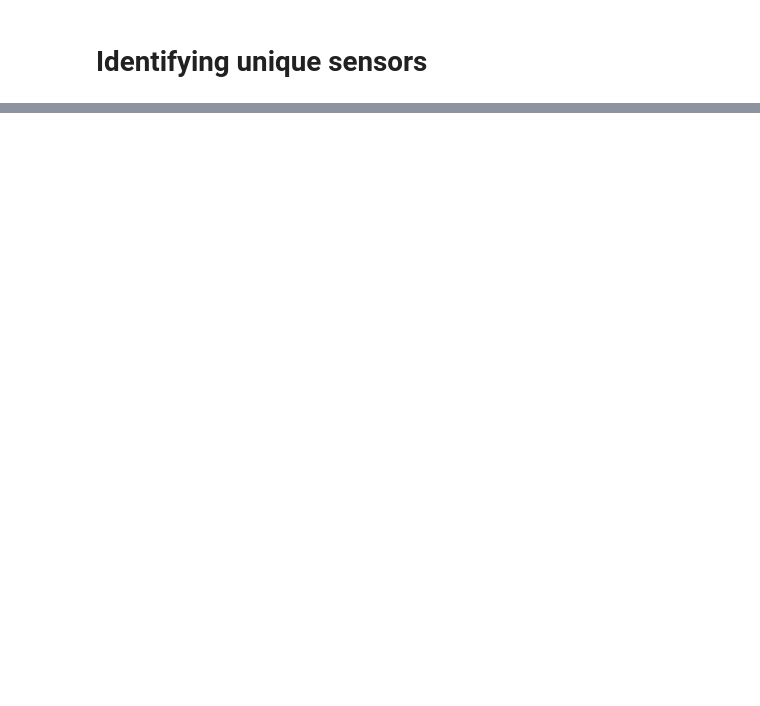
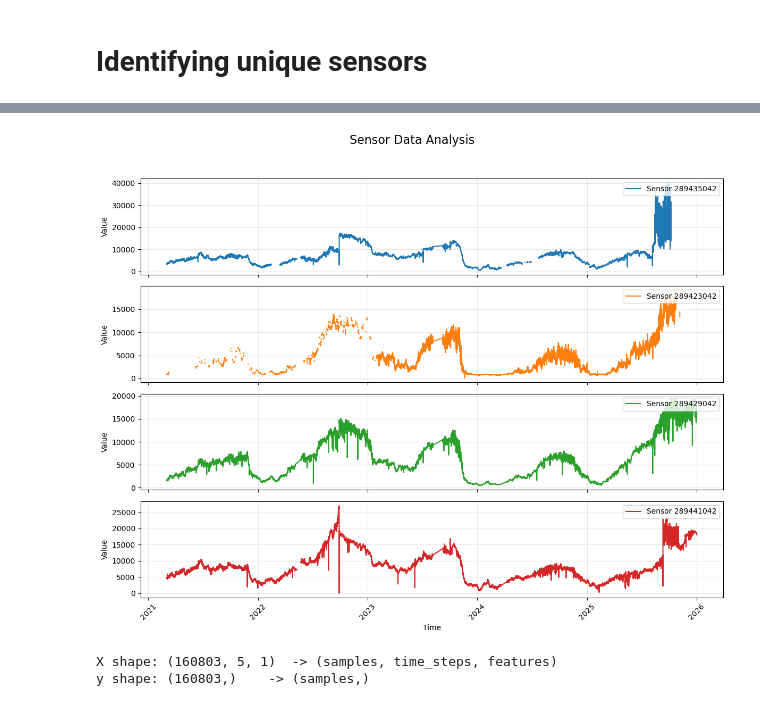
Before and after one commit to ShehabEldeenAyman/Gent-Terneuzen-canal, a Jupyter notebook: time series analysis/timeseriesanalysis-deeplearning.ipynb, the cells around one changed output, grey strips where cells are left out. Saved outputs shown, nothing was run; the diff lists cells and outputs as text; code cells hidden in the pictures; blank space fills up the shorter version.

```diff
--- a/time series analysis/timeseriesanalysis-deeplearning.ipynb
+++ b/time series analysis/timeseriesanalysis-deeplearning.ipynb
@@ -135,0 +142,30 @@ time
+# %%
+# 1. Create a figure and a grid of 4 subplots (one for each sensor)
+# sharex=True means zooming in on one x-axis zooms all of them
+fig, axes = plt.subplots(nrows=4, ncols=1, figsize=(12, 10), sharex=True)
+
+sensors = ['289435042', '289423042', '289429042', '289441042']
+colors = ['#1f77b4', '#ff7f0e', '#2ca02c', '#d62728']
+
+# 2. Iterate through sensors and plot on individual axes
+for i, sensor in enumerate(sensors):
+    ax = axes[i]
+
+    # We use .index for time because it's your DataFrame index
+    # Matplotlib handles NaNs by leaving gaps automatically
+    ax.plot(final_df.index, final_df[sensor], label=f"Sensor {sensor}", color=colors[i])
+
+    ax.set_ylabel("Value")
+    ax.legend(loc='upper right')
+    ax.grid(True, alpha=0.3)
+
+# 3. Final formatting
+plt.suptitle("Sensor Data Analysis", fontsize=16)
+plt.xlabel("Time")
+plt.xticks(rotation=45)
+plt.tight_layout(rect=[0, 0.03, 1, 0.95]) # Adjust layout to make room for title
+
+# 4. Show the plot
+plt.show()
+# %% [output]
+[figure, added]
@@ -136 +184,28 @@ time
+# %%
+def create_sequences(dataset, time_steps=5):
+    X, y = [], []
+    # Loop through data, stopping before we run out of target values
+    for i in range(len(dataset) - time_steps):
+        # The sequence of past 'time_steps' readings
+        X.append(dataset[i : (i + time_steps), 0])
+        # The next reading we want to predict
+        y.append(dataset[i + time_steps, 0])
+
+    return np.array(X), np.array(y)
+
+# Define how many past observations the model should look at
+time_steps = 5
+X, y = create_sequences(scaled_data, time_steps)
+
+
+#Reshape X for Keras
+# Keras RNNs expect a 3D shape: [batch_size, time_steps, features]
+# Right now X is 2D: [samples, time_steps]. We add the '1' feature dimension.
+X = np.reshape(X, (X.shape[0], X.shape[1], 1))
+
+print(f"X shape: {X.shape}  -> (samples, time_steps, features)")
+print(f"y shape: {y.shape}    -> (samples,)")
+# %% [output]
+X shape: (160803, 5, 1)  -> (samples, time_steps, features)
+y shape: (160803,)    -> (samples,)
 # %%
```
Also changed, not shown: parts of 10 cells of this notebook, 1 other file.
